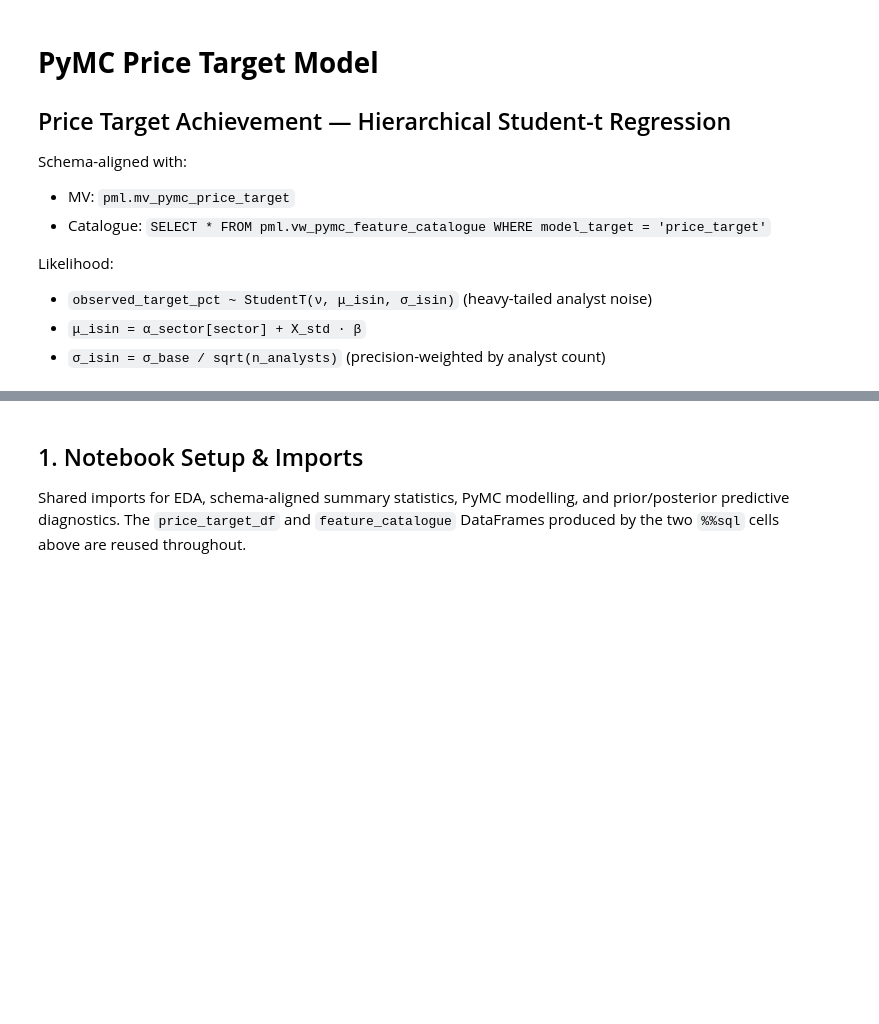
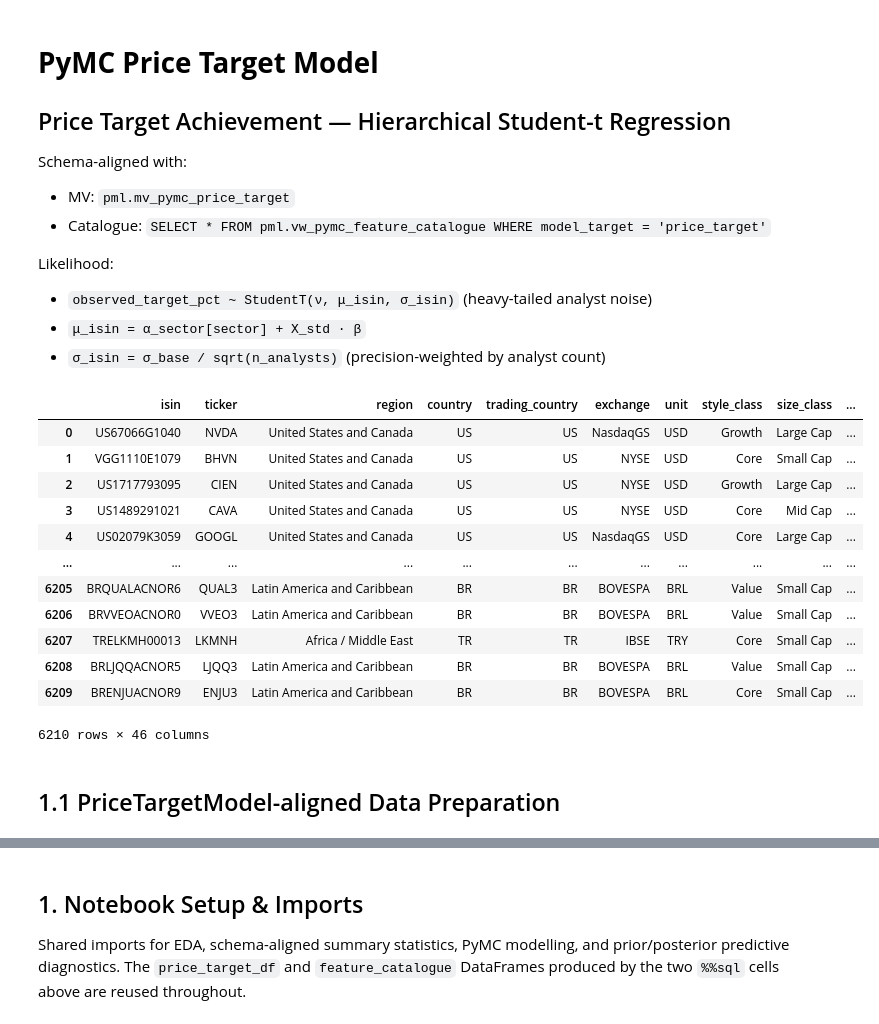
Before and after one commit to Kabenge42/PML_Finance_Project, a Jupyter notebook: pymc_price_target.ipynb, the cells around one changed output, grey strips where cells are left out. Cells and saved outputs as stored; diff of their text form; code cells hidden in the pictures; blank space fills up the shorter version.

```diff
--- a/pymc_price_target.ipynb
+++ b/pymc_price_target.ipynb
@@ -13,7 +13,23 @@ Likelihood:
 - `σ_isin = σ_base / sqrt(n_analysts)` (precision-weighted by analyst count)
 # %%
 %%sql
-SELECT * FROM pml.mv_pymc_price_target
+SELECT * FROM pml.mv_pymc_price_target WHERE observed_target_pct IS NOT NULL AND income_statement_report_date > '2025-01-01'
+# %% [output]
+|  | isin | ticker | region | country | trading_country | exchange | unit | style_class | size_class | ... |
+| 0 | US67066G1040 | NVDA | United States and Canada | US | US | NasdaqGS | USD | Growth | Large Cap | ... |
+| 1 | VGG1110E1079 | BHVN | United States and Canada | US | US | NYSE | USD | Core | Small Cap | ... |
+| 2 | US1717793095 | CIEN | United States and Canada | US | US | NYSE | USD | Growth | Large Cap | ... |
+| 3 | US1489291021 | CAVA | United States and Canada | US | US | NYSE | USD | Core | Mid Cap | ... |
+| 4 | US02079K3059 | GOOGL | United States and Canada | US | US | NasdaqGS | USD | Core | Large Cap | ... |
+| ... | ... | ... | ... | ... | ... | ... | ... | ... | ... | ... |
+| 6205 | BRQUALACNOR6 | QUAL3 | Latin America and Caribbean | BR | BR | BOVESPA | BRL | Value | Small Cap | ... |
+| 6206 | BRVVEOACNOR0 | VVEO3 | Latin America and Caribbean | BR | BR | BOVESPA | BRL | Value | Small Cap | ... |
+| 6207 | TRELKMH00013 | LKMNH | Africa / Middle East | TR | TR | IBSE | TRY | Core | Small Cap | ... |
+| 6208 | BRLJQQACNOR5 | LJQQ3 | Latin America and Caribbean | BR | BR | BOVESPA | BRL | Value | Small Cap | ... |
+| 6209 | BRENJUACNOR9 | ENJU3 | Latin America and Caribbean | BR | BR | BOVESPA | BRL | Core | Small Cap | ... |
+6210 rows × 46 columns
+# %% [markdown]
+## 1.1 PriceTargetModel-aligned Data Preparation
 # %%
 %%sql
 SELECT *
```
Also changed, not shown: parts of 36 cells of this notebook, 49 other files.
